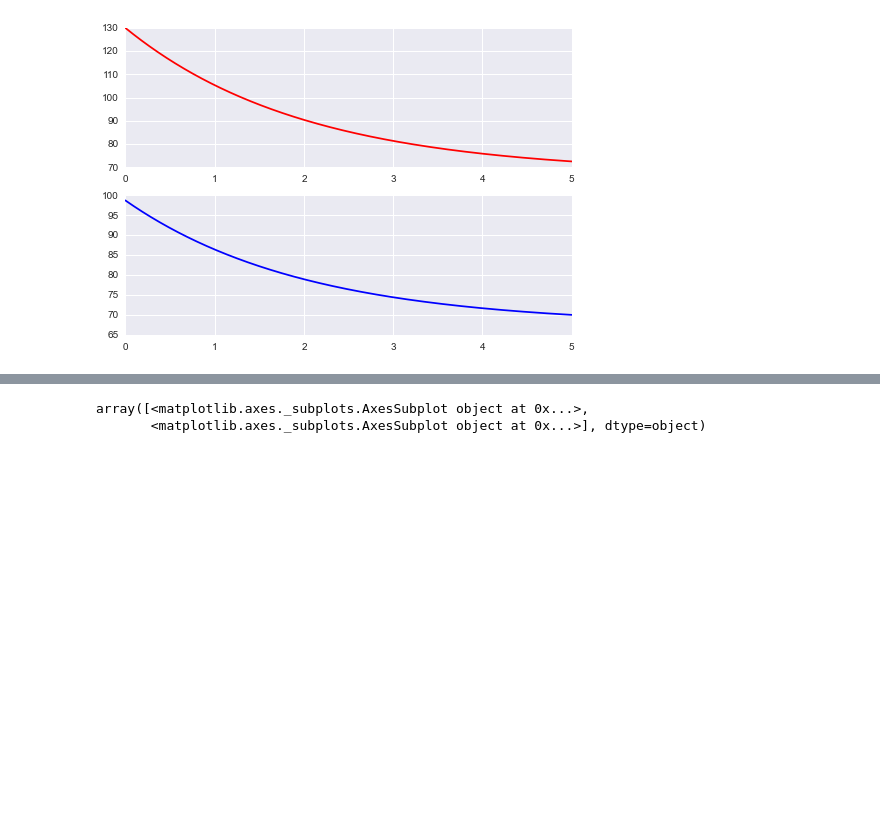
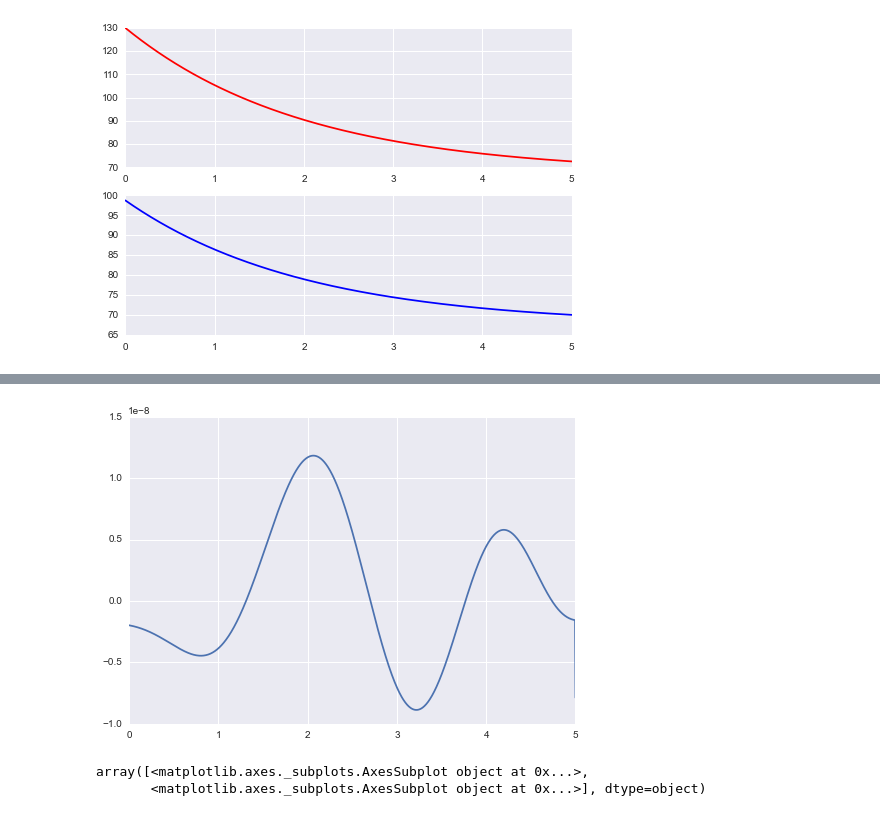
Before and after one commit to davidrpugh/pyCollocation, a Jupyter notebook: examples/heat-exchanger.ipynb, the cells around one changed output, grey strips where cells are left out. Saved outputs shown, nothing was run; the diff lists cells and outputs as text; code cells hidden in the pictures; blank space fills up the shorter version.

```diff
--- a/examples/heat-exchanger.ipynb
+++ b/examples/heat-exchanger.ipynb
@@ -70,3 +86,8 @@ residuals =
+# %%
+plt.plot(pts, T2_resids[:-1])
+plt.show()
+# %% [output]
+[figure, added]
 # %%
 # define some variables
 A, T1, T2 = sym.symbols('A, T1, T2')
```
Also changed, not shown: parts of 9 cells of this notebook, 2 other files.
